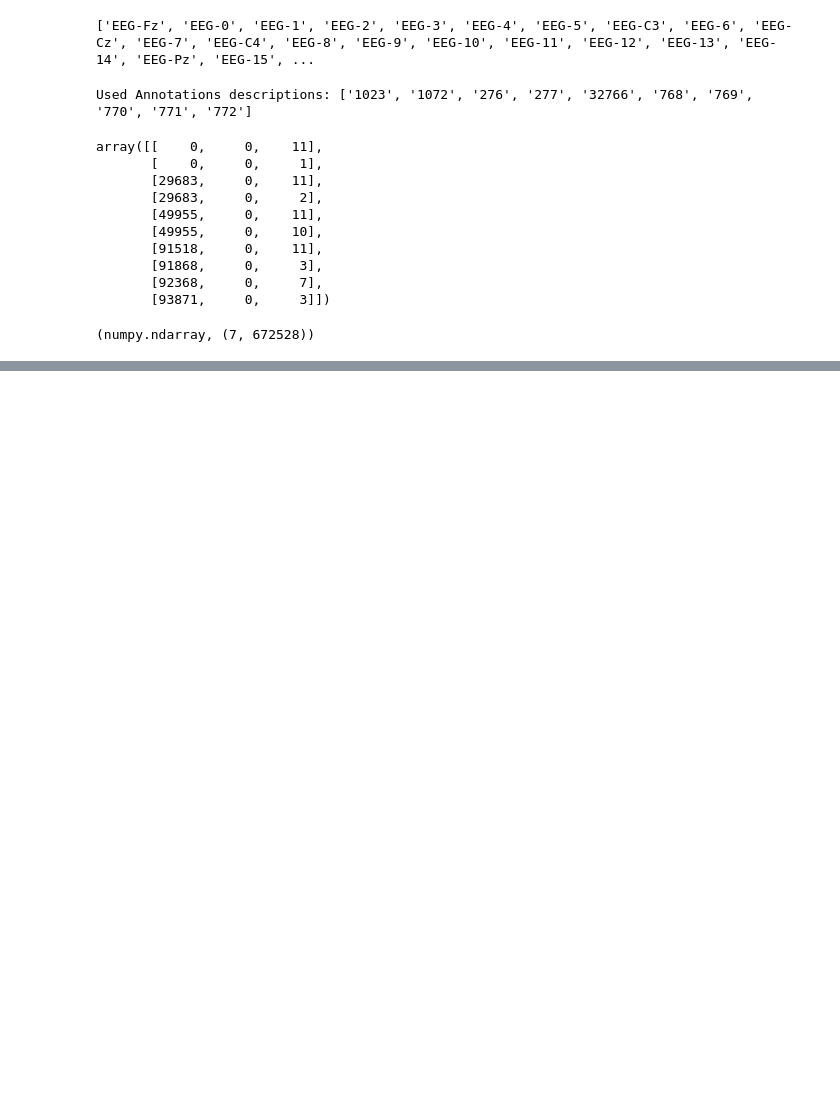
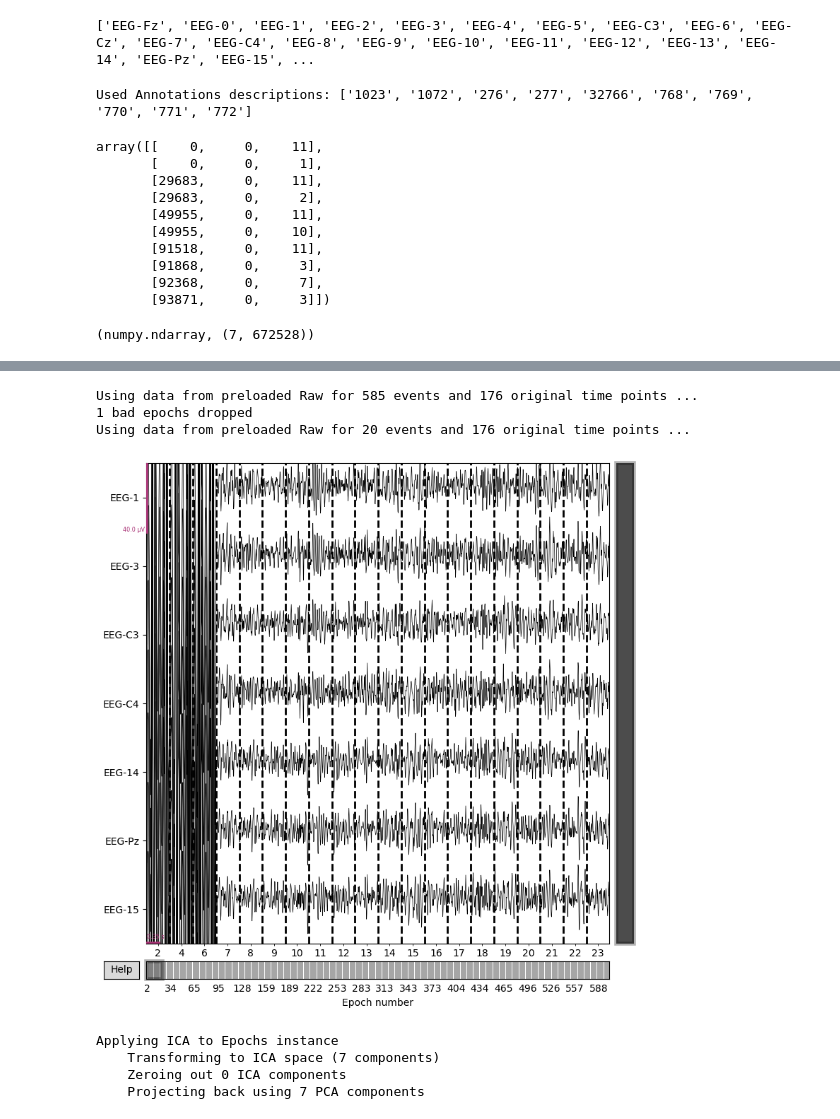
Before and after one commit to Ereasai/EEGTetris, a Jupyter notebook: ml/dataset-process.ipynb, the cells around one changed output, grey strips where cells are left out. Saved outputs shown, nothing was run; the diff lists cells and outputs as text; code cells hidden in the pictures; blank space fills up the shorter version.

```diff
--- a/ml/dataset-process.ipynb
+++ b/ml/dataset-process.ipynb
@@ -29,7 +30,7 @@ ordered_event_id = {
     '770'  : 5,
     '771'  : 6,
     '772'  : 7,
-    '783'  : 8,
+    #'783'  : 8,
     '1023' : 9,
     '1072' : 10,
     '32766': 11
@@ -86,0 +199,2 @@ type(data), data.shape
+# %%
+epochs = mne.Epochs(raw_subset, events, event_id=ordered_event_id, event_repeated='drop', preload=True)
@@ -86,0 +210,14 @@ type(data), data.shape
+# %%
+epochs.plot();
+# %% [output]
+Using data from preloaded Raw for 585 events and 176 original time points ...
+1 bad epochs dropped
+Using data from preloaded Raw for 20 events and 176 original time points ...
+[figure, added]
+# %%
+epochs = ica.apply(epochs, exclude=ica.exclude)
+# %% [output]
+Applying ICA to Epochs instance
+    Transforming to ICA space (7 components)
+    Zeroing out 0 ICA components
+    Projecting back using 7 PCA components
```
Also changed, not shown: parts of 11 cells of this notebook.
